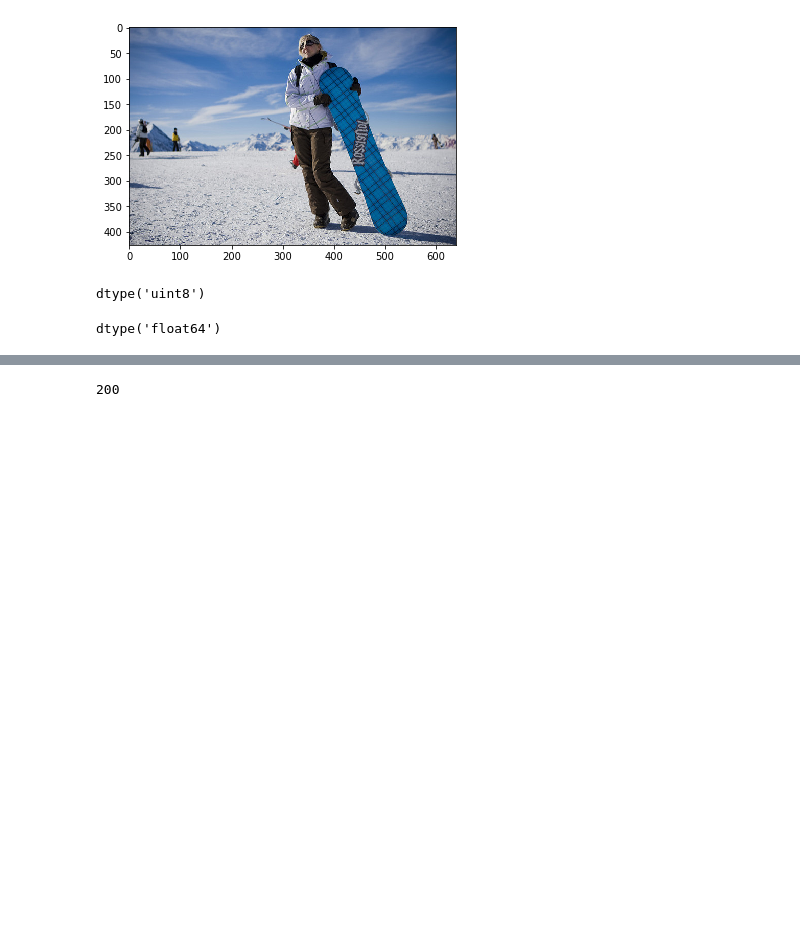
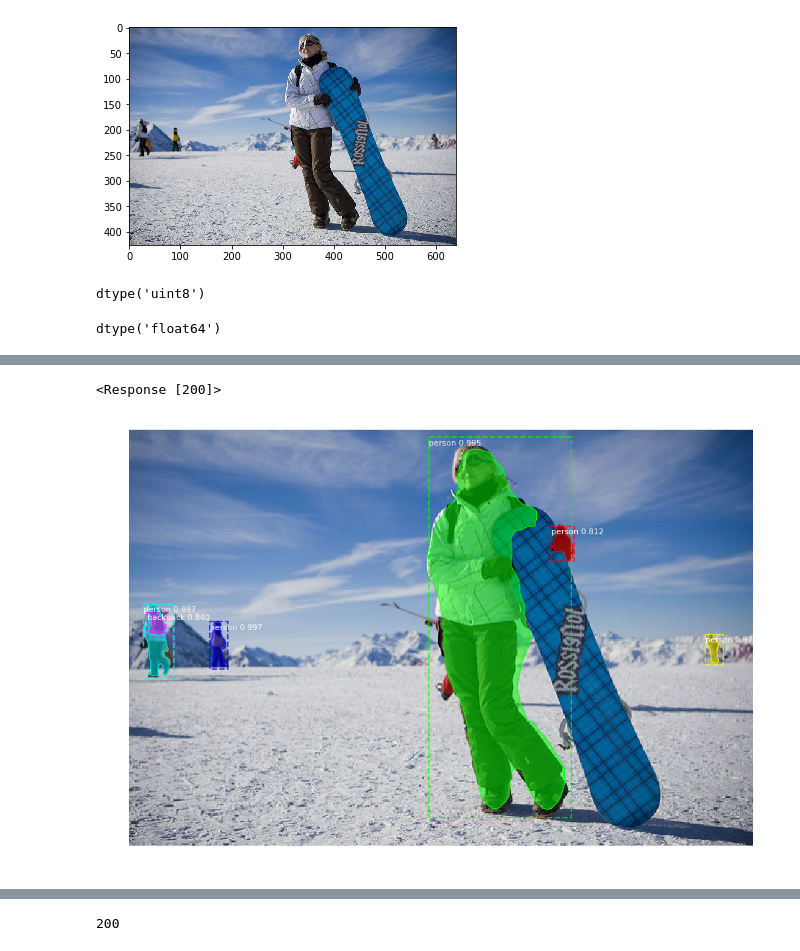
Before and after one commit to moganesyan/tensorflow_model_deployment, a Jupyter notebook: notebooks/TF_SERVING_Model_Test.ipynb, the cells around one changed output, grey strips where cells are left out. Cells and saved outputs as stored; diff of their text form; code cells hidden in the pictures; blank space fills up the shorter version.

```diff
--- a/notebooks/TF_SERVING_Model_Test.ipynb
+++ b/notebooks/TF_SERVING_Model_Test.ipynb
@@ -94,0 +97,29 @@ dtype('float64')
+# %%
+flask_payload = {
+            "image": open('test_image.jpg', 'rb'),
+            }
+# %%
+flask_json_response = requests.post('http://localhost:5000/predict',
+                              files = flask_payload)
+# %%
+flask_json_response
+# %% [output]
+<Response [200]>
+# %%
+flask_result = flask_json_response.json()['predictions']
+# %%
+flask_rois = np.array(flask_result['rois'])
+flask_scores = np.array(flask_result['scores'])
+flask_masks = np.array(flask_result['masks'])
+flask_class_ids = np.array(flask_result['class_ids'])
+# %%
+visualize.display_instances(
+    image,
+    flask_rois,
+    flask_masks,
+    flask_class_ids,
+    class_names,
+    flask_scores
+)
+# %% [output]
+[figure, added]
```
Also changed, not shown: parts of 20 cells of this notebook, 2 other files.
